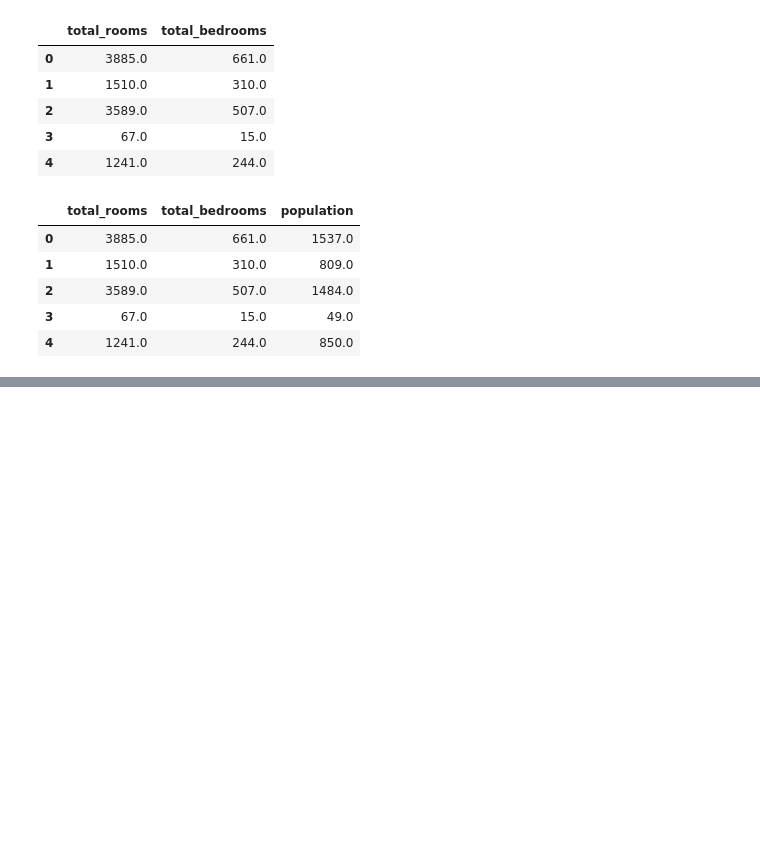
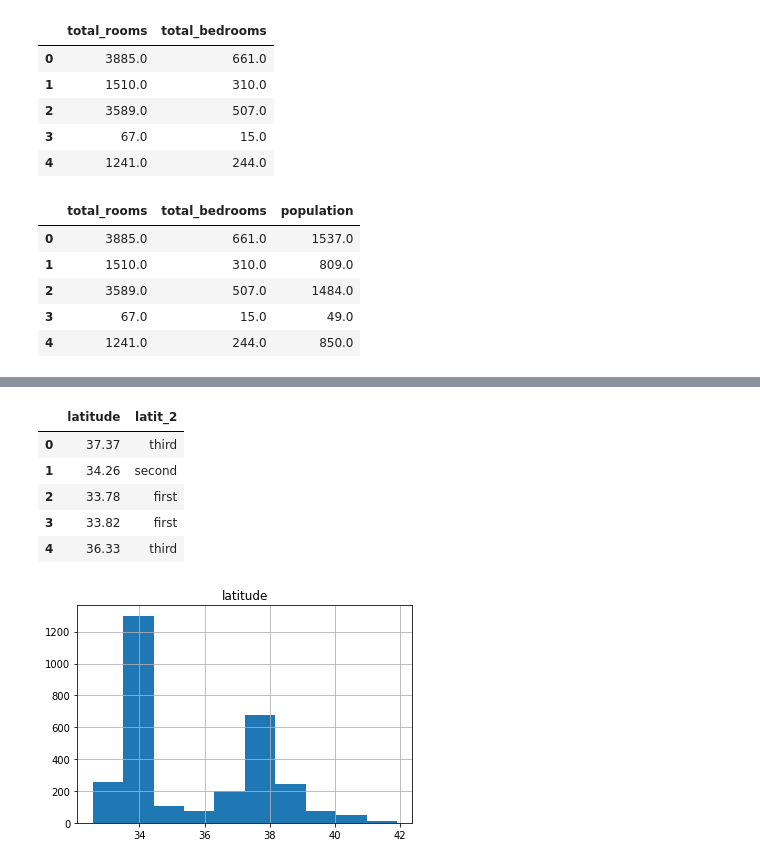
Before and after one commit to izunyan/practice_py, a Jupyter notebook: practice.ipynb, the cells around one changed output, grey strips where cells are left out. Cells and saved outputs as stored; diff of their text form; code cells hidden in the pictures; blank space fills up the shorter version.

```diff
--- a/practice.ipynb
+++ b/practice.ipynb
@@ -143,0 +144,27 @@ df.rename(columns={'longitude2': 'longitude3'})
+# %%
+# カテゴリ変数作成
+## 分布確認
+df[['latitude']].hist()
+
+## 条件で変数作成
+import numpy as np
+
+conditions = [
+    (df["latitude"].lt(34)),
+    (df["latitude"].ge(34) & df["latitude"].lt(36)),
+    (df["latitude"].ge(36) & df["latitude"].lt(38)),
+    (df["latitude"].ge(38)),
+]
+choices = ["first", "second", "third", "fourth"]
+
+df["latit_2"] = np.select(conditions, choices)
+
+df[["latitude", "latit_2"]].head()
+# %% [output]
+|  | latitude | latit_2 |
+| 0 | 37.37 | third |
+| 1 | 34.26 | second |
+| 2 | 33.78 | first |
+| 3 | 33.82 | first |
+| 4 | 36.33 | third |
+[figure, added]
```
Also changed, not shown: parts of 3 cells of this notebook.
